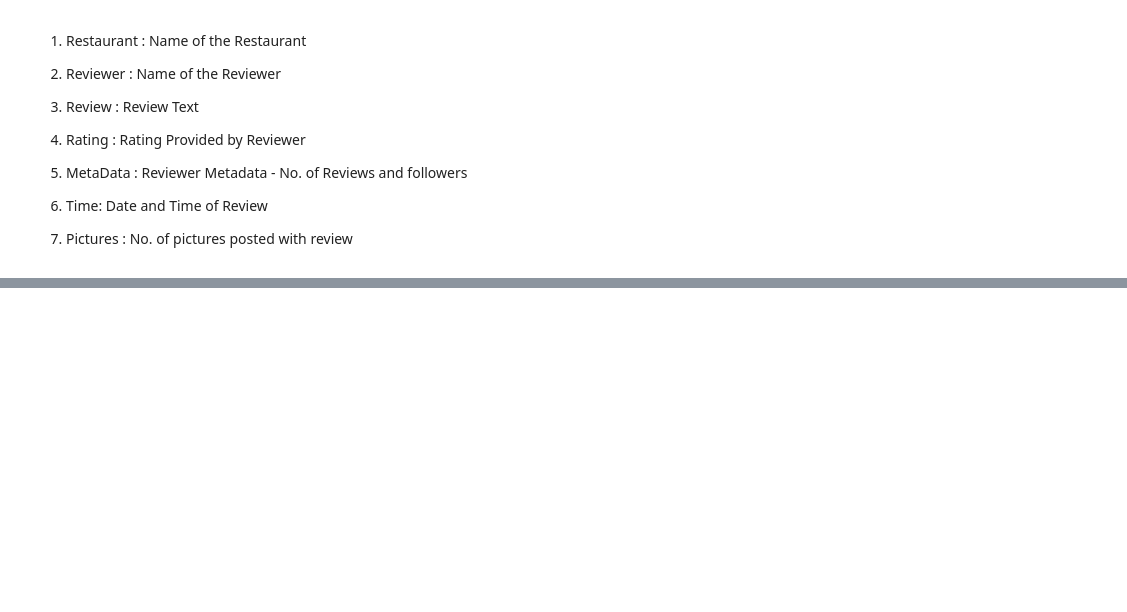
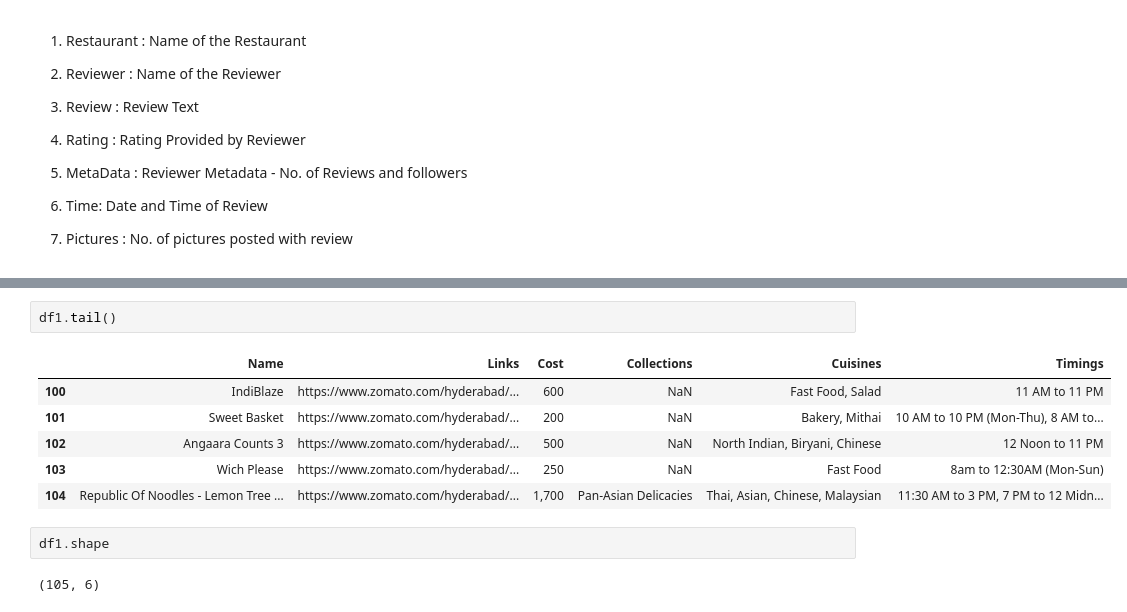
Before and after one commit to Nakulpradeep94/-ZOMATO-RESTAURANT-CLUSTERING-AND-SENTIMENT-ANALYSIS, a Jupyter notebook: ZOMATO_RESTAURANT_CLUSTERING_AND_SENTIMENT_ANALYSIS.ipynb, the cells around one changed output, grey strips where cells are left out. Drawn from its saved outputs; the diff is of its cells as text; blank space fills up the shorter version.

```diff
--- a/ZOMATO_RESTAURANT_CLUSTERING_AND_SENTIMENT_ANALYSIS.ipynb
+++ b/ZOMATO_RESTAURANT_CLUSTERING_AND_SENTIMENT_ANALYSIS.ipynb
@@ -48,0 +82,13 @@ Merge this dataset with Names and Matadata and then use for sentiment analysis p
+# %%
+df1.tail()
+# %% [output]
+|  | Name | Links | Cost | Collections | Cuisines | Timings |
+| 100 | IndiBlaze | https://www.zomato.com/hyderabad/... | 600 | NaN | Fast Food, Salad | 11 AM to 11 PM |
+| 101 | Sweet Basket | https://www.zomato.com/hyderabad/... | 200 | NaN | Bakery, Mithai | 10 AM to 10 PM (Mon-Thu), 8 AM to... |
+| 102 | Angaara Counts 3 | https://www.zomato.com/hyderabad/... | 500 | NaN | North Indian, Biryani, Chinese | 12 Noon to 11 PM |
+| 103 | Wich Please | https://www.zomato.com/hyderabad/... | 250 | NaN | Fast Food | 8am to 12:30AM (Mon-Sun) |
+| 104 | Republic Of Noodles - Lemon Tree ... | https://www.zomato.com/hyderabad/... | 1,700 | Pan-Asian Delicacies | Thai, Asian, Chinese, Malaysian | 11:30 AM to 3 PM, 7 PM to 12 Midn... |
+# %%
+df1.shape
+# %% [output]
+(105, 6)
```
Also changed, not shown: parts of 15 cells of this notebook.
